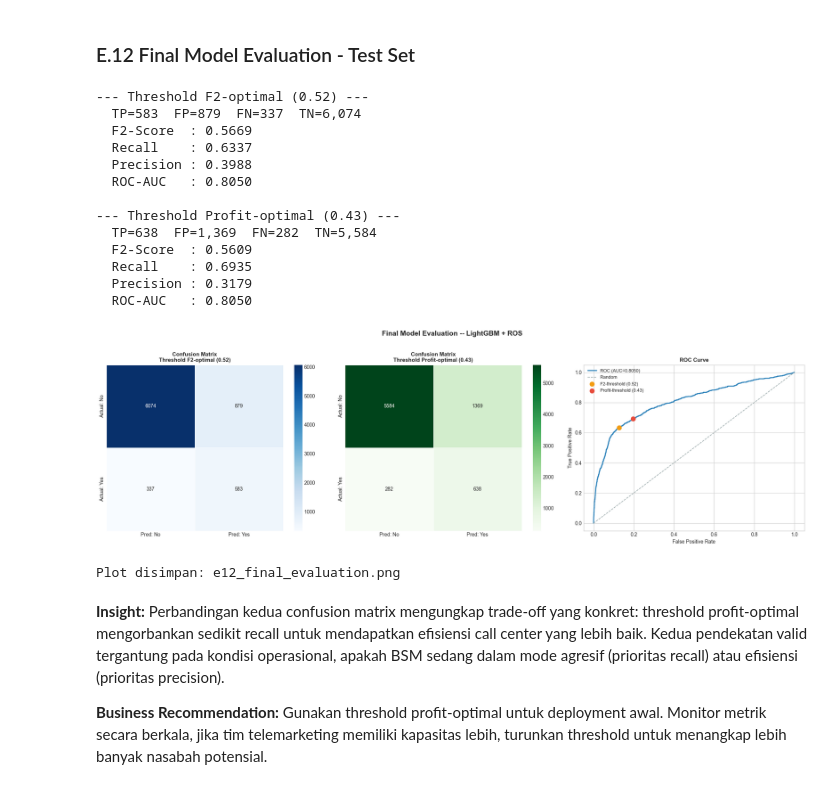
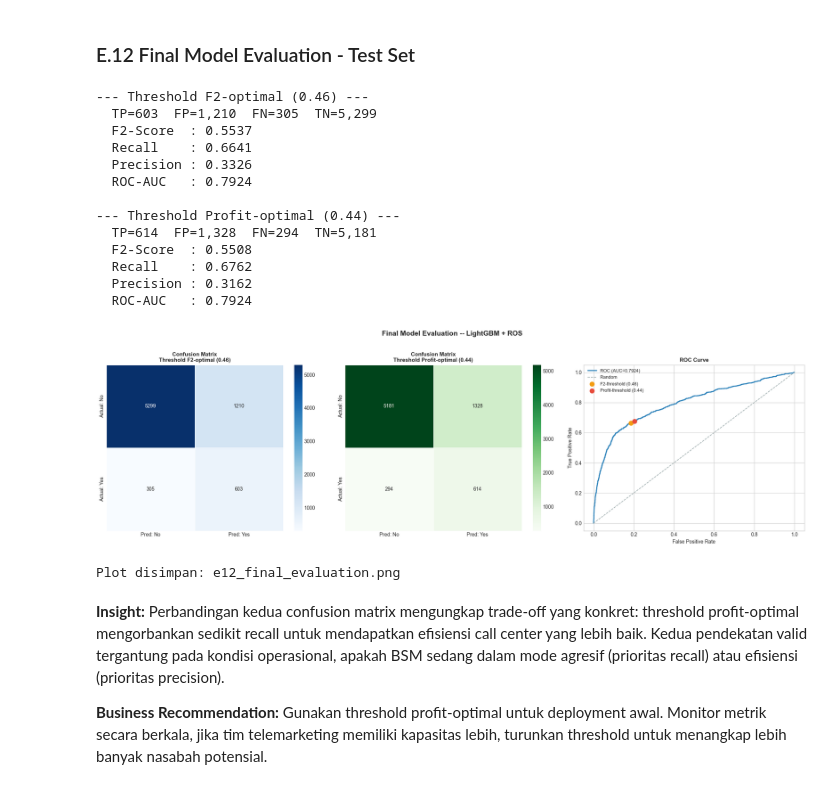
Before and after one commit to ravasrgh/bank-marketing-campaign-predictive-analytics, a Jupyter notebook: BSM_Bank_Marketing_FinalProject.ipynb, the cells around one changed output. Cells and saved outputs as stored; diff of their text form; code cells hidden in the pictures.

```diff
--- a/BSM_Bank_Marketing_FinalProject.ipynb
+++ b/BSM_Bank_Marketing_FinalProject.ipynb
@@ -1328,8 +1312,6 @@ for col in macro_cols:
 
 # Replicate tahap sebelumnya cleaning
 df = df.drop_duplicates(keep='first').reset_index(drop=True)
-q95_campaign = df['campaign'].quantile(0.95)
-df['campaign'] = df['campaign'].clip(upper=q95_campaign)
 
 print(f"Dataset di-reload + cleaned: {df.shape[0]:,} baris x {df.shape[1]} kolom")
 # %% [output]
@@ -2634,11 +2618,12 @@ models = {
         random_state=RANDOM_STATE
     ),
     'XGBoost': XGBClassifier(
+        tree_method='hist',   # TOGGLE GPU: hapus atau ubah ke 'auto' jika tidak ada GPU
+        device='cuda',        # TOGGLE GPU: hapus atau ubah ke 'cpu' jika tidak ada GPU
         random_state=RANDOM_STATE,
         n_jobs=-1,
         eval_metric='logloss',
-        verbosity=0,
-        use_label_encoder=False
+        verbosity=0
     ),
     'LightGBM': lgb.LGBMClassifier(
         random_state=RANDOM_STATE,
@@ -3331,11 +3331,11 @@ print()
 savings_list = []
 
 for t in thresholds:
-    y_pred_t = (y_prob >= t).astype(int)
-    tn, fp, fn, tp = confusion_matrix(y_test, y_pred_t).ravel()
+    y_pred_t = (y_prob_oof >= t).astype(int)
+    tn, fp, fn, tp = confusion_matrix(y_train, y_pred_t).ravel()
 
     cost_model   = fp * COST_FP + fn * COST_FN
-    n_no  = (y_test == 0).sum()
+    n_no  = (y_train == 0).sum()
     cost_no_model = n_no * COST_FP
 
     net_savings = cost_no_model - cost_model
@@ -3347,9 +3347,9 @@ for t in thresholds:
         'cost_no_model': cost_no_model,
         'net_savings'  : net_savings,
         'calls_made'   : tp + fp,
-        'recall'       : recall_score(y_test, y_pred_t, zero_division=0),
-        'precision'    : precision_score(y_test, y_pred_t, zero_division=0),
-        'f2'           : fbeta_score(y_test, y_pred_t, beta=2, zero_division=0)
+        'recall'       : recall_score(y_train, y_pred_t, zero_division=0),
+        'precision'    : precision_score(y_train, y_pred_t, zero_division=0),
+        'f2'           : fbeta_score(y_train, y_pred_t, beta=2, zero_division=0)
     })
 
 savings_df = pd.DataFrame(savings_list)
@@ -3369,8 +3369,8 @@ TN_PROFIT            = savings_df.loc[best_profit_idx, 'tn']
 print(f"Threshold Profit-optimal : {THRESHOLD_PROFIT:.2f}")
 print(f"Net Savings Maksimum     : Rp {MAX_SAVINGS:,.0f}")
 print(f"Biaya tanpa model        : Rp {COST_NO_MODEL:,.0f}")
-print(f"Calls yang dibuat        : {int(CALLS_MADE_PROFIT):,} dari {len(y_test):,} total")
-print(f"Efisiensi calls          : {CALLS_MADE_PROFIT/len(y_test)*100:.1f}% nasabah dihubungi")
+print(f"Calls yang dibuat        : {int(CALLS_MADE_PROFIT):,} dari {len(y_train):,} total")
+print(f"Efisiensi calls          : {CALLS_MADE_PROFIT/len(y_train)*100:.1f}% nasabah dihubungi")
 print(f"Recall  @ profit-threshold: {RECALL_PROFIT:.4f}")
 print(f"Precision @ profit-threshold: {PRECISION_PROFIT:.4f}")
 
@@ -3393,8 +3393,8 @@ axes[1].plot(savings_df['threshold'], savings_df['calls_made'],
              color='#2980b9', linewidth=2, label='Calls dilakukan')
 axes[1].axvline(THRESHOLD_PROFIT, color='#e74c3c', linestyle=':', linewidth=2,
                 label=f'Profit-optimal: {THRESHOLD_PROFIT:.2f}')
-axes[1].axhline(len(y_test), color='#95a5a6', linestyle='--', linewidth=1.2,
-                label=f'Semua dihubungi ({len(y_test):,})')
+axes[1].axhline(len(y_train), color='#95a5a6', linestyle='--', linewidth=1.2,
+                label=f'Semua dihubungi ({len(y_train):,})')
 axes[1].set_xlabel('Threshold')
 axes[1].set_ylabel('Jumlah Calls')
 axes[1].set_title('Volume Calls vs Threshold', fontsize=12, fontweight='bold')
@@ -3428,15 +3428,15 @@ Plot disimpan: e11_threshold_profit.png
 # %%
 # Final Model Evaluation - Test Set:
 
-y_pred_f2     = (y_prob >= THRESHOLD_F2).astype(int)
-y_pred_profit = (y_prob >= THRESHOLD_PROFIT).astype(int)
+y_pred_f2     = (y_prob_test >= THRESHOLD_F2).astype(int)
+y_pred_profit = (y_prob_test >= THRESHOLD_PROFIT).astype(int)
 
-def print_metrics(y_true, y_pred, label):
+def print_metrics(y_true, y_pred, y_prob_col, label):
     tn, fp, fn, tp = confusion_matrix(y_true, y_pred).ravel()
     f2  = fbeta_score(y_true, y_pred, beta=2, zero_division=0)
     rec = recall_score(y_true, y_pred, zero_division=0)
     pre = precision_score(y_true, y_pred, zero_division=0)
-    auc = roc_auc_score(y_true, y_prob)
+    auc = roc_auc_score(y_true, y_prob_col)
     print(f"\n--- {label} ---")
     print(f"  TP={tp:,}  FP={fp:,}  FN={fn:,}  TN={tn:,}")
     print(f"  F2-Score  : {f2:.4f}")
@@ -3445,9 +3445,9 @@ def print_metrics(y_true, y_pred, label):
     print(f"  ROC-AUC   : {auc:.4f}")
     return tn, fp, fn, tp
 
-tn_f2, fp_f2, fn_f2, tp_f2 = print_metrics(y_test, y_pred_f2,
+tn_f2, fp_f2, fn_f2, tp_f2 = print_metrics(y_test, y_pred_f2, y_prob_test,
     f"Threshold F2-optimal ({THRESHOLD_F2:.2f})")
-tn_pr, fp_pr, fn_pr, tp_pr = print_metrics(y_test, y_pred_profit,
+tn_pr, fp_pr, fn_pr, tp_pr = print_metrics(y_test, y_pred_profit, y_prob_test,
     f"Threshold Profit-optimal ({THRESHOLD_PROFIT:.2f})")
 
 fig, axes = plt.subplots(1, 3, figsize=(20, 6))
@@ -3462,48 +3462,48 @@ axes[0].set_title(f'Confusion Matrix\nThreshold F2-optimal ({THRESHOLD_F2:.2f})'
 
 cm_pr = confusion_matrix(y_test, y_pred_profit)
 sns.heatmap(cm_pr, annot=True, fmt='d', cmap='Greens', ax=axes[1],
             xticklabels=['Pred: No', 'Pred: Yes'],
             yticklabels=['Actual: No', 'Actual: Yes'],
             linewidths=0.5)
 axes[1].set_title(f'Confusion Matrix\nThreshold Profit-optimal ({THRESHOLD_PROFIT:.2f})',
                   fontsize=11, fontweight='bold')
 
-fpr_vals, tpr_vals, _ = roc_curve(y_test, y_prob)
-auc_val = roc_auc_score(y_test, y_prob)
+fpr_vals, tpr_vals, _ = roc_curve(y_test, y_prob_test)
+auc_val = roc_auc_score(y_test, y_prob_test)
 axes[2].plot(fpr_vals, tpr_vals, color='#2980b9', linewidth=2, label=f'ROC (AUC={auc_val:.4f})')
 axes[2].plot([0, 1], [0, 1], color='#95a5a6', linestyle='--', linewidth=1.2, label='Random')
 fpr_f2_pt  = fp_f2 / (fp_f2 + tn_f2)
 tpr_f2_pt  = tp_f2 / (tp_f2 + fn_f2)
 fpr_pr_pt  = fp_pr / (fp_pr + tn_pr)
 tpr_pr_pt  = tp_pr / (tp_pr + fn_pr)
 axes[2].scatter([fpr_f2_pt], [tpr_f2_pt], color='#f39c12', s=80, zorder=5, label=f'F2-threshold ({THRESHOLD_F2:.2f})')
 axes[2].scatter([fpr_pr_pt], [tpr_pr_pt], color='#e74c3c', s=80, zorder=5, label=f'Profit-threshold ({THRESHOLD_PROFIT:.2f})')
 axes[2].set_xlabel('False Positive Rate')
 axes[2].set_ylabel('True Positive Rate')
 axes[2].set_title('ROC Curve', fontsize=11, fontweight='bold')
 axes[2].legend(fontsize=9)
 
 plt.suptitle(f'Final Model Evaluation -- {best_entry["Combo"]}',
              fontsize=14, fontweight='bold', y=1.02)
 plt.tight_layout()
 plt.savefig('e12_final_evaluation.png', dpi=150, bbox_inches='tight')
 plt.show()
 print("Plot disimpan: e12_final_evaluation.png")
 # %% [output]
---- Threshold F2-optimal (0.52) ---
-  TP=583  FP=879  FN=337  TN=6,074
-  F2-Score  : 0.5669
-  Recall    : 0.6337
-  Precision : 0.3988
-  ROC-AUC   : 0.8050
+--- Threshold F2-optimal (0.46) ---
+  TP=603  FP=1,210  FN=305  TN=5,299
+  F2-Score  : 0.5537
+  Recall    : 0.6641
+  Precision : 0.3326
+  ROC-AUC   : 0.7924
 
---- Threshold Profit-optimal (0.43) ---
-  TP=638  FP=1,369  FN=282  TN=5,584
-  F2-Score  : 0.5609
-  Recall    : 0.6935
-  Precision : 0.3179
-  ROC-AUC   : 0.8050
+--- Threshold Profit-optimal (0.44) ---
+  TP=614  FP=1,328  FN=294  TN=5,181
+  F2-Score  : 0.5508
+  Recall    : 0.6762
+  Precision : 0.3162
+  ROC-AUC   : 0.7924
-[figure, old version]
+[figure, new version]
 Plot disimpan: e12_final_evaluation.png
 # %% [markdown]
 **Insight:** Perbandingan kedua confusion matrix mengungkap trade-off yang konkret: threshold profit-optimal mengorbankan sedikit recall untuk mendapatkan efisiensi call center yang lebih baik. Kedua pendekatan valid tergantung pada kondisi operasional, apakah BSM sedang dalam mode agresif (prioritas recall) atau efisiensi (prioritas precision).
```
Also changed, not shown: parts of 26 cells of this notebook, 3 other files.
